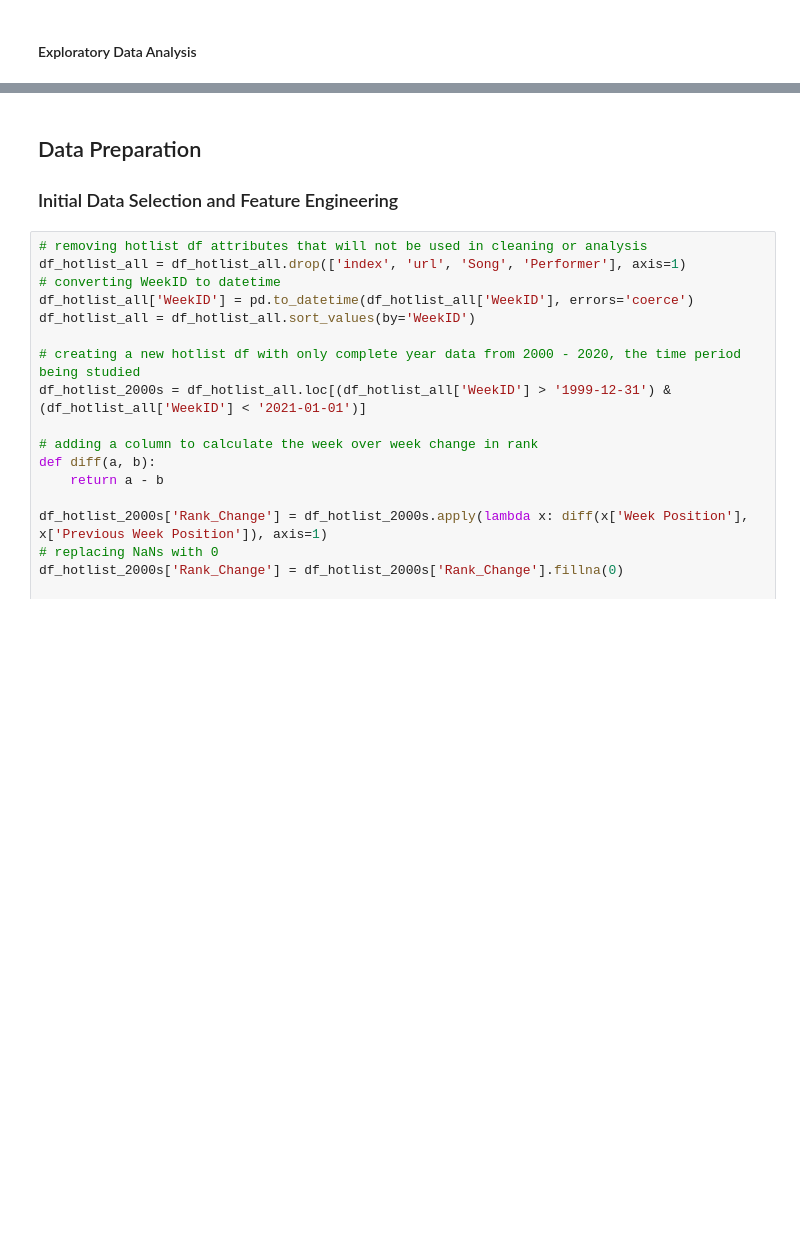
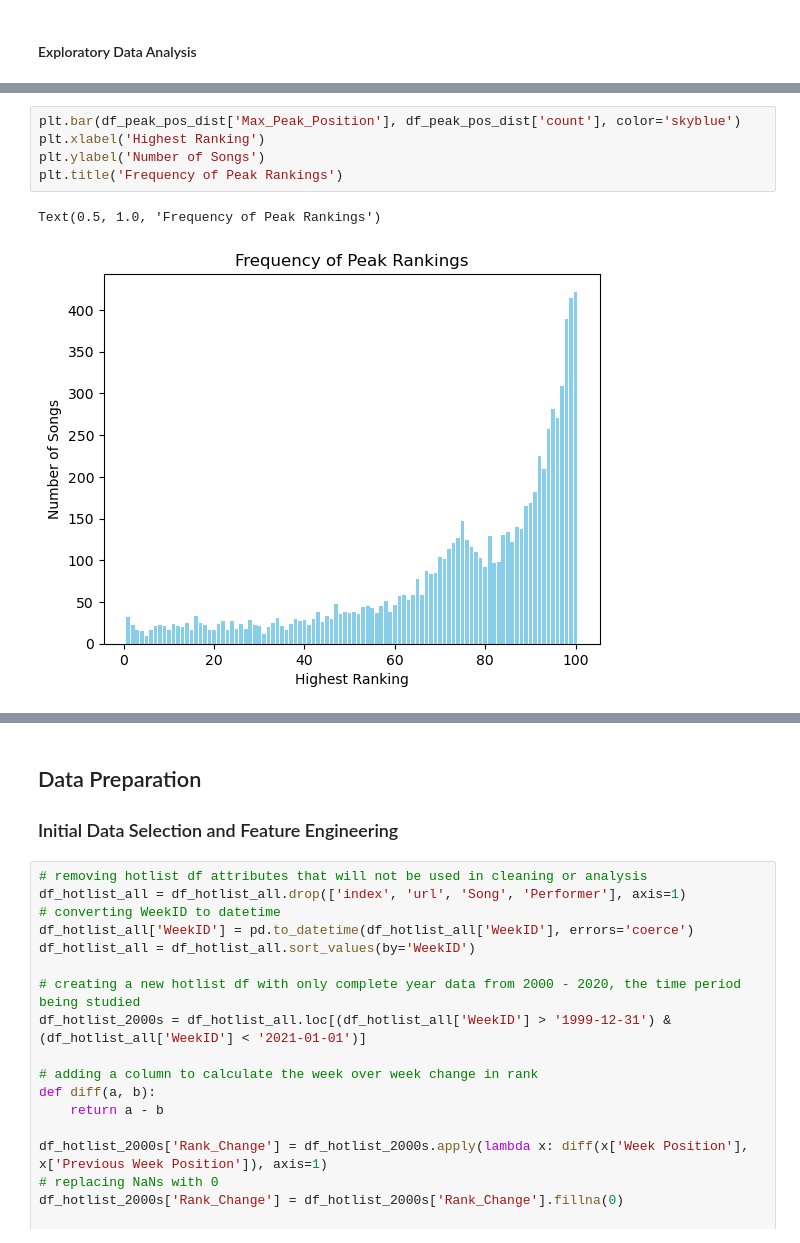
Before and after one commit to marhas109/MH_DS_Capstone_Project_2, a Jupyter notebook: MH_DS_Capstone_Proj2.ipynb, the cells around one changed output, grey strips where cells are left out. Drawn from its saved outputs; the diff is of its cells as text; blank space fills up the shorter version.

```diff
--- a/MH_DS_Capstone_Proj2.ipynb
+++ b/MH_DS_Capstone_Proj2.ipynb
@@ -80,0 +155,8 @@ plt.xlabel('')
+# %%
+plt.bar(df_peak_pos_dist['Max_Peak_Position'], df_peak_pos_dist['count'], color='skyblue')
+plt.xlabel('Highest Ranking')
+plt.ylabel('Number of Songs')
+plt.title('Frequency of Peak Rankings')
+# %% [output]
+Text(0.5, 1.0, 'Frequency of Peak Rankings')
+[figure, added]
```
Also changed, not shown: parts of 90 cells of this notebook.
